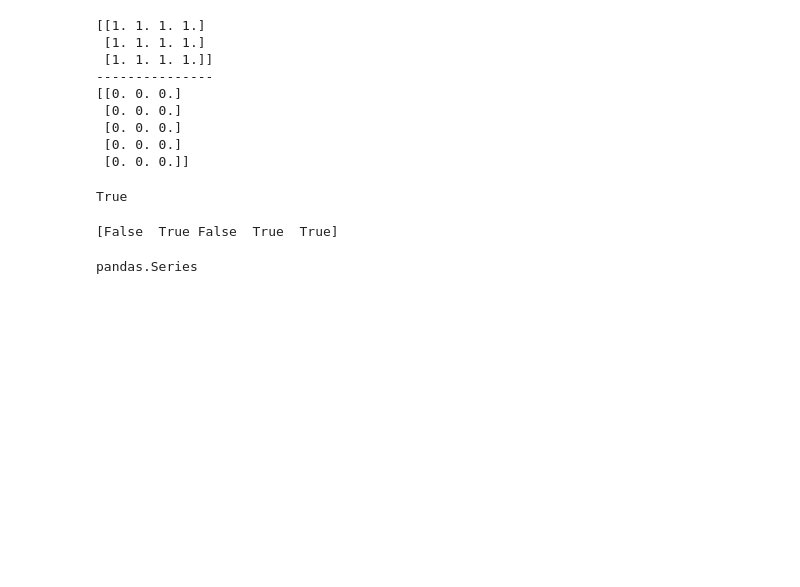
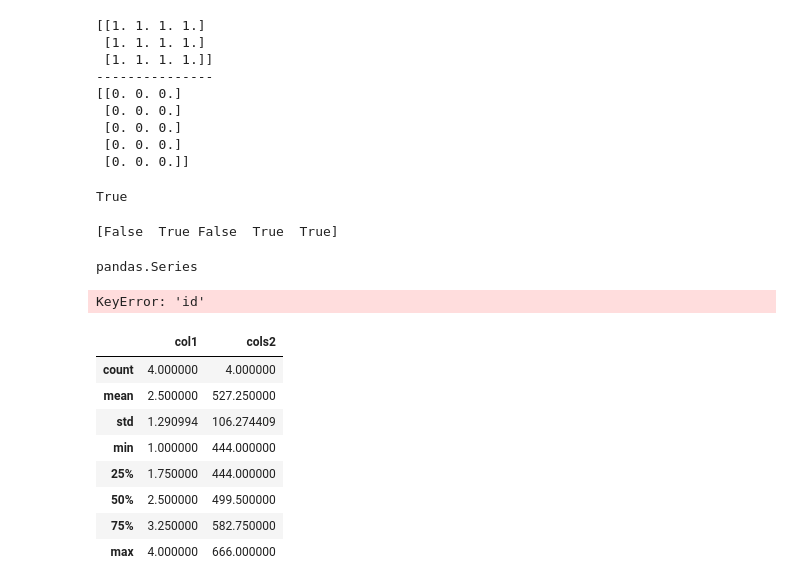
Before and after one commit to Noha62928/CA_AIS2_G1_Ml, a Jupyter notebook: DA/DA/session-9/session-9.ipynb, the cells around one changed output. Drawn from its saved outputs; the diff is of its cells as text; code cells hidden in the pictures; blank space fills up the shorter version.

```diff
--- a/DA/DA/session-9/session-9.ipynb
+++ b/DA/DA/session-9/session-9.ipynb
@@ -55,0 +58,23 @@ pandas.Series
+# %%
+data = [[1,444,"abc"], [2,555,"def"],[3,666,"ghi"],[4,444,"xyz"]]
+# %%
+import pandas as pd
+df = pd.DataFrame(data,columns=['col1','cols2','cols3'])
+# %%
+cols = ['id','sal']
+df['id'] = df['id'].astype('category')
+df.dtypes
+# %% [output]
+KeyError: 'id'
+# %%
+df.describe()
+# %% [output]
+|  | col1 | cols2 |
+| count | 4.000000 | 4.000000 |
+| mean | 2.500000 | 527.250000 |
+| std | 1.290994 | 106.274409 |
+| min | 1.000000 | 444.000000 |
+| 25% | 1.750000 | 444.000000 |
+| 50% | 2.500000 | 499.500000 |
+| 75% | 3.250000 | 582.750000 |
+| max | 4.000000 | 666.000000 |
```
Also changed, not shown: parts of 7 cells of this notebook, 12 other files.
